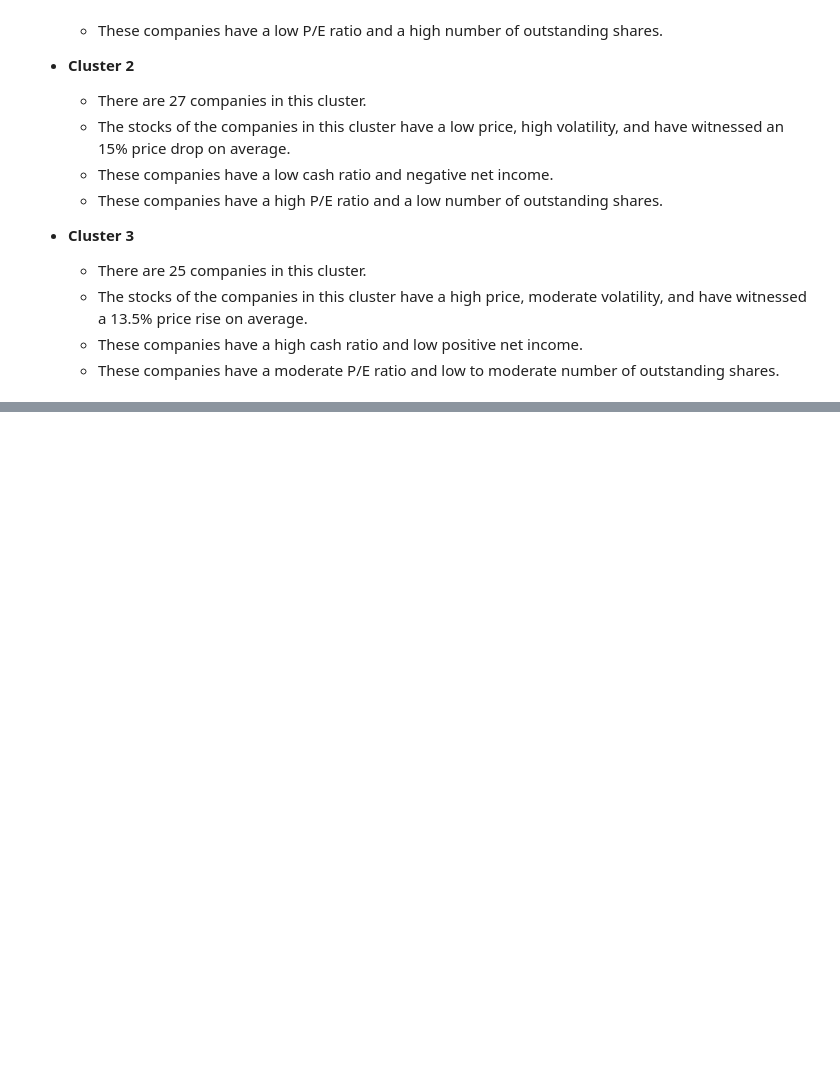
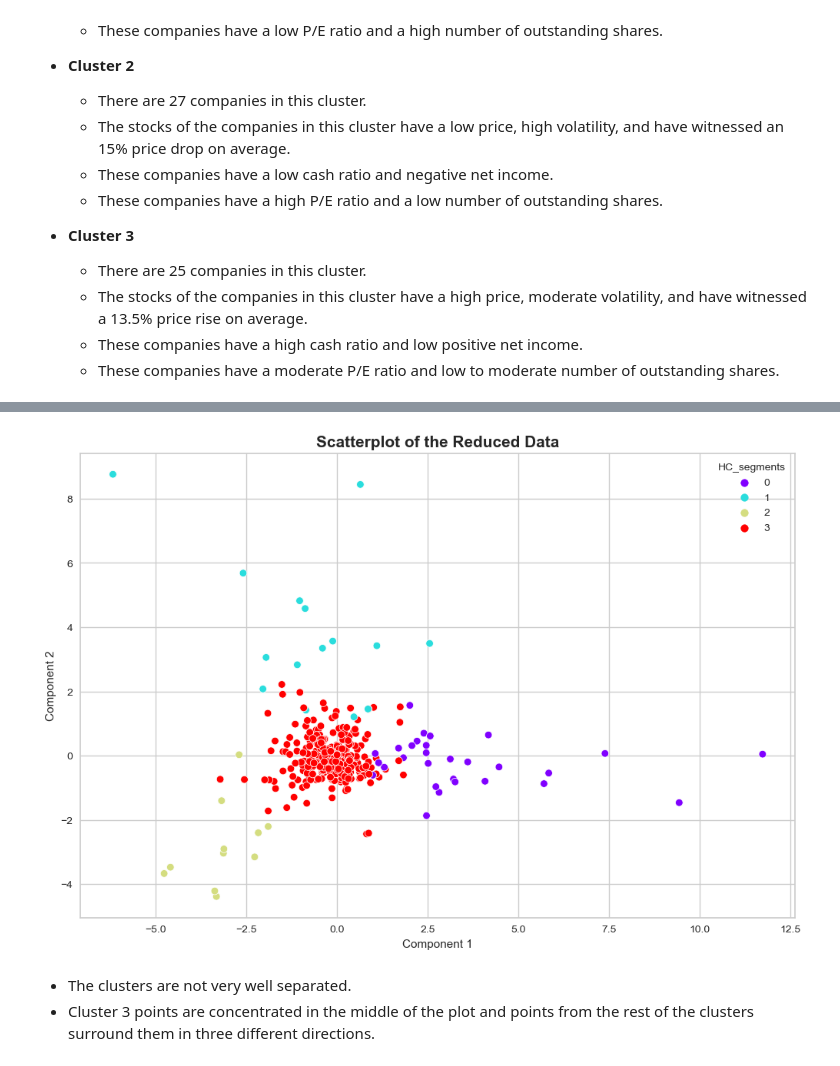
Before and after one commit to ArthurXia1031/Data_Science_Project, a Jupyter notebook: machine_learning/Unsupervised_Learning/Trade_data/stock_trade.ipynb, the cells around one changed output, grey strips where cells are left out. Cells and saved outputs as stored; diff of their text form; code cells hidden in the pictures; blank space fills up the shorter version.

```diff
--- a/machine_learning/Unsupervised_Learning/Trade_data/stock_trade.ipynb
+++ b/machine_learning/Unsupervised_Learning/Trade_data/stock_trade.ipynb
@@ -884,0 +1283,14 @@ plt.tight_layout(pad=2.0)
+# %%
+plt.figure(figsize=(12, 8), dpi=100)
+
+sns.scatterplot(data=reduced_data_df_pca, x='Component 1', y='Component 2', hue=data_2["HC_segments"],
+                palette='rainbow')
+
+plt.title('Scatterplot of the Reduced Data', fontsize=15, weight='bold')
+
+plt.show()
+# %% [output]
+[figure, added]
+# %% [markdown]
+- The clusters are not very well separated.
+- Cluster 3 points are concentrated in the middle of the plot and points from the rest of the clusters surround them in three different directions.
```
Also changed, not shown: parts of 45 cells of this notebook.
